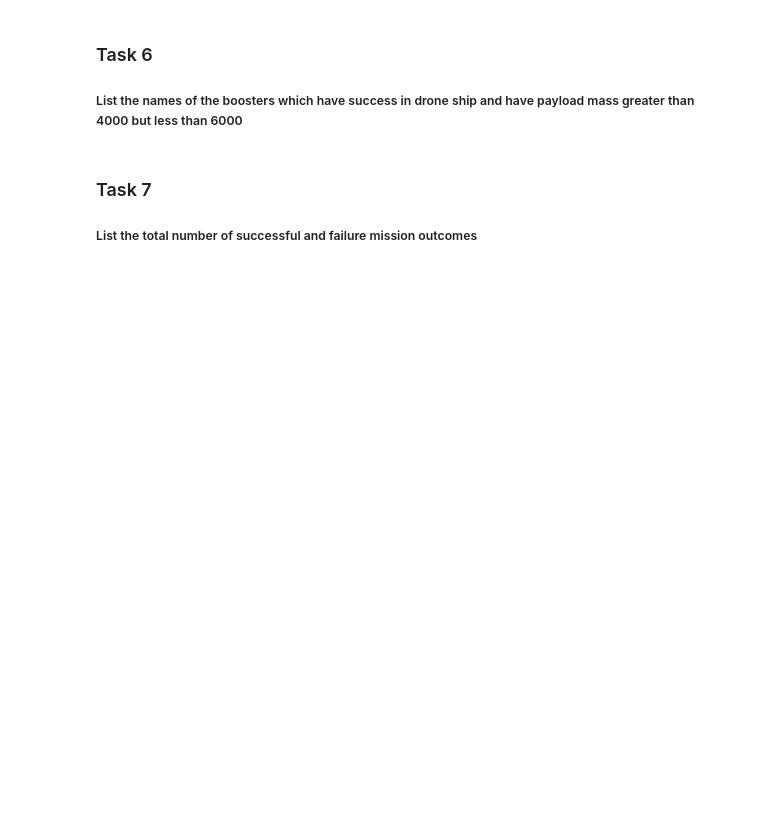
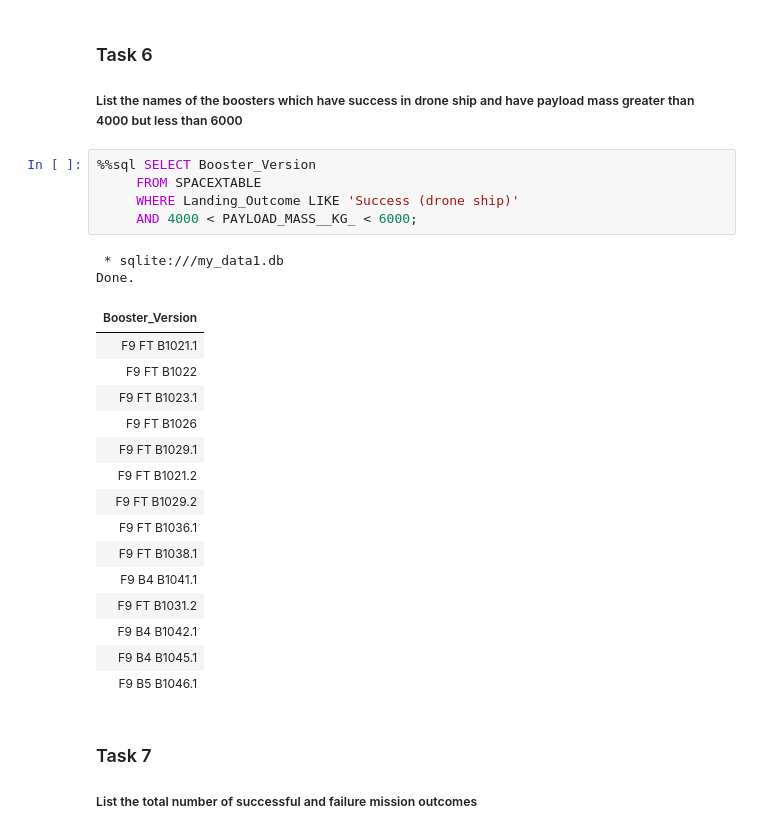
Before and after one commit to shaulamarquez/Data-Science, a Jupyter notebook: Applied Data Science Capstone/Exploratory Data Analysis SQL/jupyter-labs-eda-sql-coursera_sqllite.ipynb, the cells around one changed output. Cells and saved outputs as stored; diff of their text form; blank space fills up the shorter version.

```diff
--- a/Applied Data Science Capstone/Exploratory Data Analysis SQL/jupyter-labs-eda-sql-coursera_sqllite.ipynb
+++ b/Applied Data Science Capstone/Exploratory Data Analysis SQL/jupyter-labs-eda-sql-coursera_sqllite.ipynb
@@ -193,6 +218,29 @@ _Hint:Use min function_
 ### Task 6
 
 ##### List the names of the boosters which have success in drone ship and have payload mass greater than 4000 but less than 6000
+# %%
+%%sql SELECT Booster_Version
+     FROM SPACEXTABLE
+     WHERE Landing_Outcome LIKE 'Success (drone ship)'
+     AND 4000 < PAYLOAD_MASS__KG_ < 6000;
+# %% [output]
+ * sqlite:///my_data1.db
+Done.
+| Booster_Version |
+| F9 FT B1021.1 |
+| F9 FT B1022 |
+| F9 FT B1023.1 |
+| F9 FT B1026 |
+| F9 FT B1029.1 |
+| F9 FT B1021.2 |
+| F9 FT B1029.2 |
+| F9 FT B1036.1 |
+| F9 FT B1038.1 |
+| F9 B4 B1041.1 |
+| F9 FT B1031.2 |
+| F9 B4 B1042.1 |
+| F9 B4 B1045.1 |
+| F9 B5 B1046.1 |
 # %% [markdown]
 ### Task 7
 
```
Also changed, not shown: parts of 8 cells of this notebook, 1 other file.
